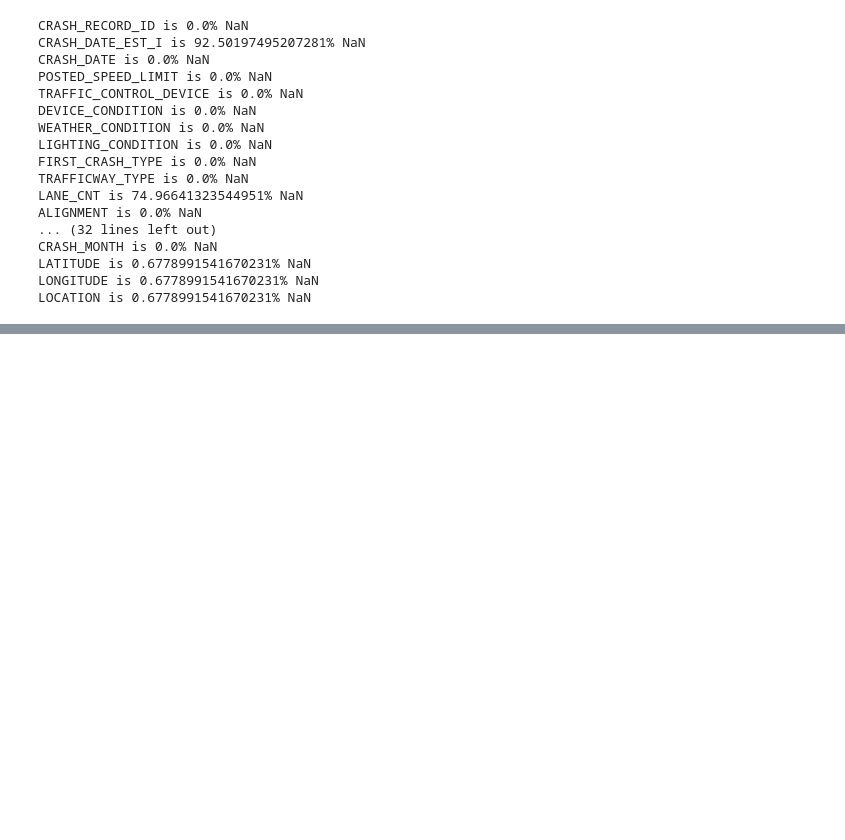
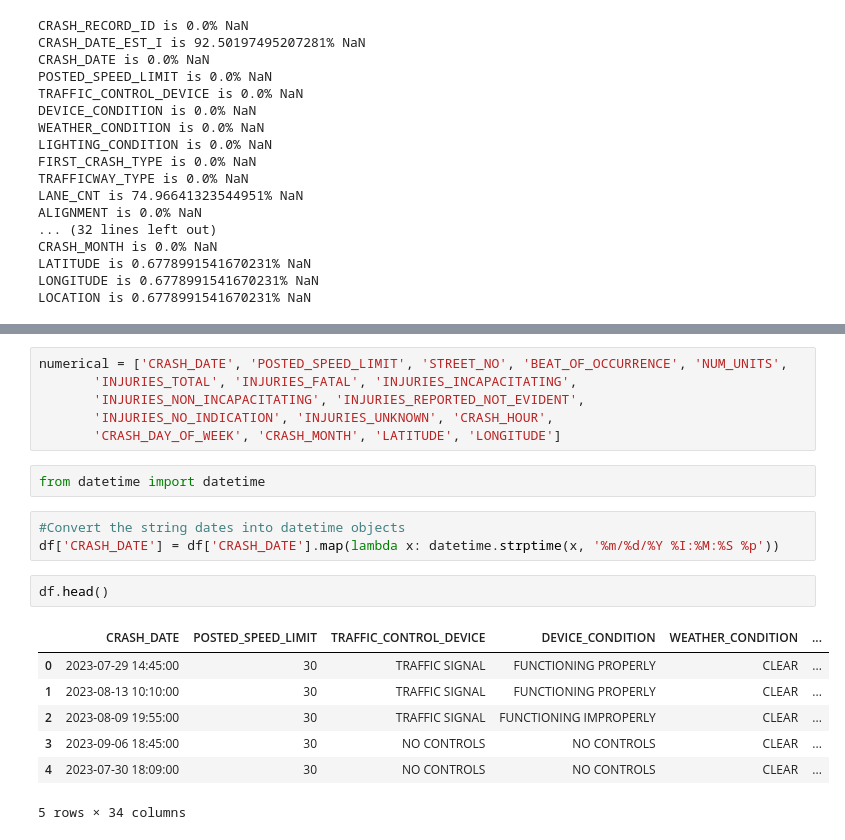
Before and after one commit to Sollen-R/DS400-Final, a Jupyter notebook: Notebooks/DS400 EDA.ipynb, the cells around one changed output, grey strips where cells are left out. Drawn from its saved outputs; the diff is of its cells as text; blank space fills up the shorter version.

```diff
--- a/Notebooks/DS400 EDA.ipynb
+++ b/Notebooks/DS400 EDA.ipynb
@@ -39,0 +84,21 @@ LOCATION is 0.6778991541670231% NaN
+# %%
+numerical = ['CRASH_DATE', 'POSTED_SPEED_LIMIT', 'STREET_NO', 'BEAT_OF_OCCURRENCE', 'NUM_UNITS',
+       'INJURIES_TOTAL', 'INJURIES_FATAL', 'INJURIES_INCAPACITATING',
+       'INJURIES_NON_INCAPACITATING', 'INJURIES_REPORTED_NOT_EVIDENT',
+       'INJURIES_NO_INDICATION', 'INJURIES_UNKNOWN', 'CRASH_HOUR',
+       'CRASH_DAY_OF_WEEK', 'CRASH_MONTH', 'LATITUDE', 'LONGITUDE']
+# %%
+from datetime import datetime
+# %%
+#Convert the string dates into datetime objects
+df['CRASH_DATE'] = df['CRASH_DATE'].map(lambda x: datetime.strptime(x, '%m/%d/%Y %I:%M:%S %p'))
+# %%
+df.head()
+# %% [output]
+|  | CRASH_DATE | POSTED_SPEED_LIMIT | TRAFFIC_CONTROL_DEVICE | DEVICE_CONDITION | WEATHER_CONDITION | ... |
+| 0 | 2023-07-29 14:45:00 | 30 | TRAFFIC SIGNAL | FUNCTIONING PROPERLY | CLEAR | ... |
+| 1 | 2023-08-13 10:10:00 | 30 | TRAFFIC SIGNAL | FUNCTIONING PROPERLY | CLEAR | ... |
+| 2 | 2023-08-09 19:55:00 | 30 | TRAFFIC SIGNAL | FUNCTIONING IMPROPERLY | CLEAR | ... |
+| 3 | 2023-09-06 18:45:00 | 30 | NO CONTROLS | NO CONTROLS | CLEAR | ... |
+| 4 | 2023-07-30 18:09:00 | 30 | NO CONTROLS | NO CONTROLS | CLEAR | ... |
+5 rows × 34 columns
```
Also changed, not shown: parts of 8 cells of this notebook.
